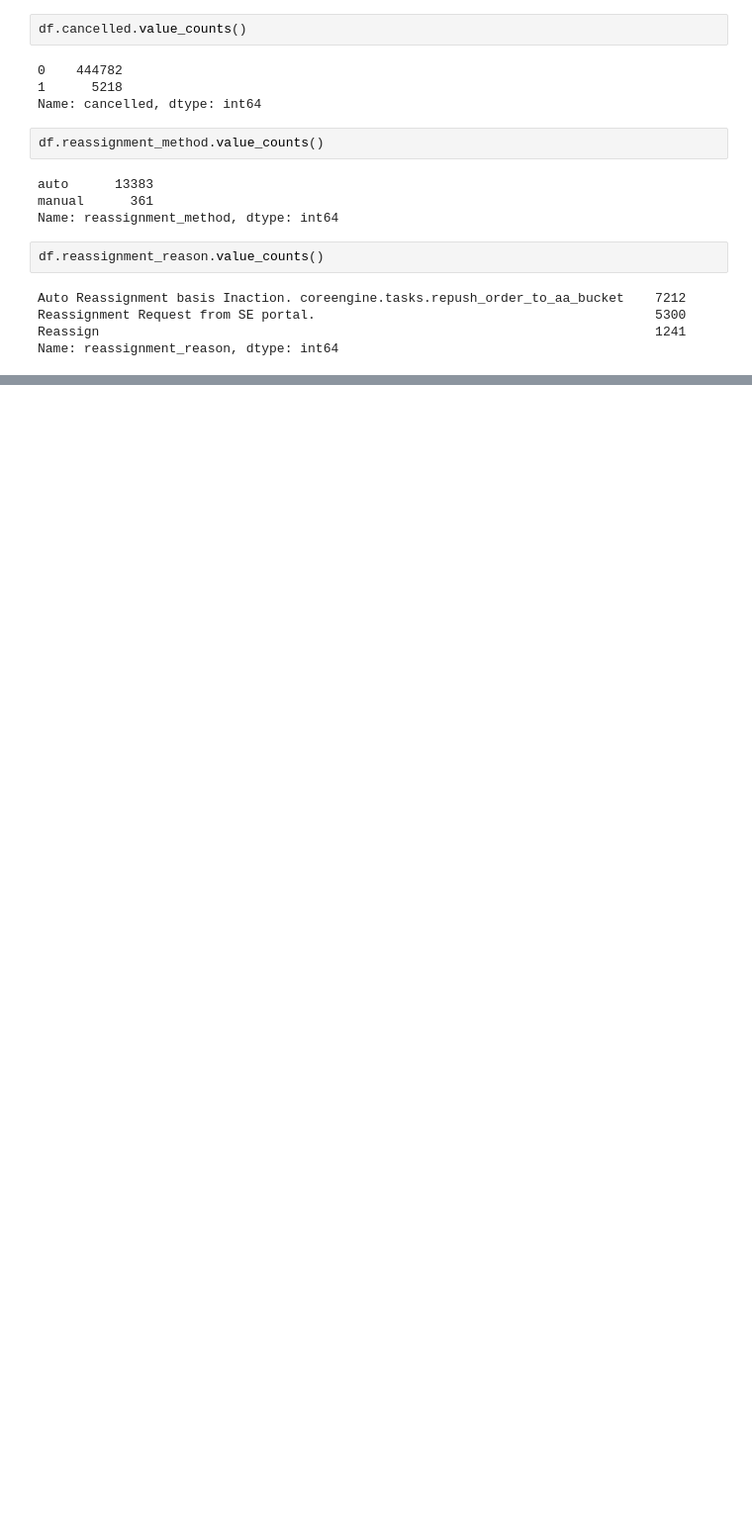
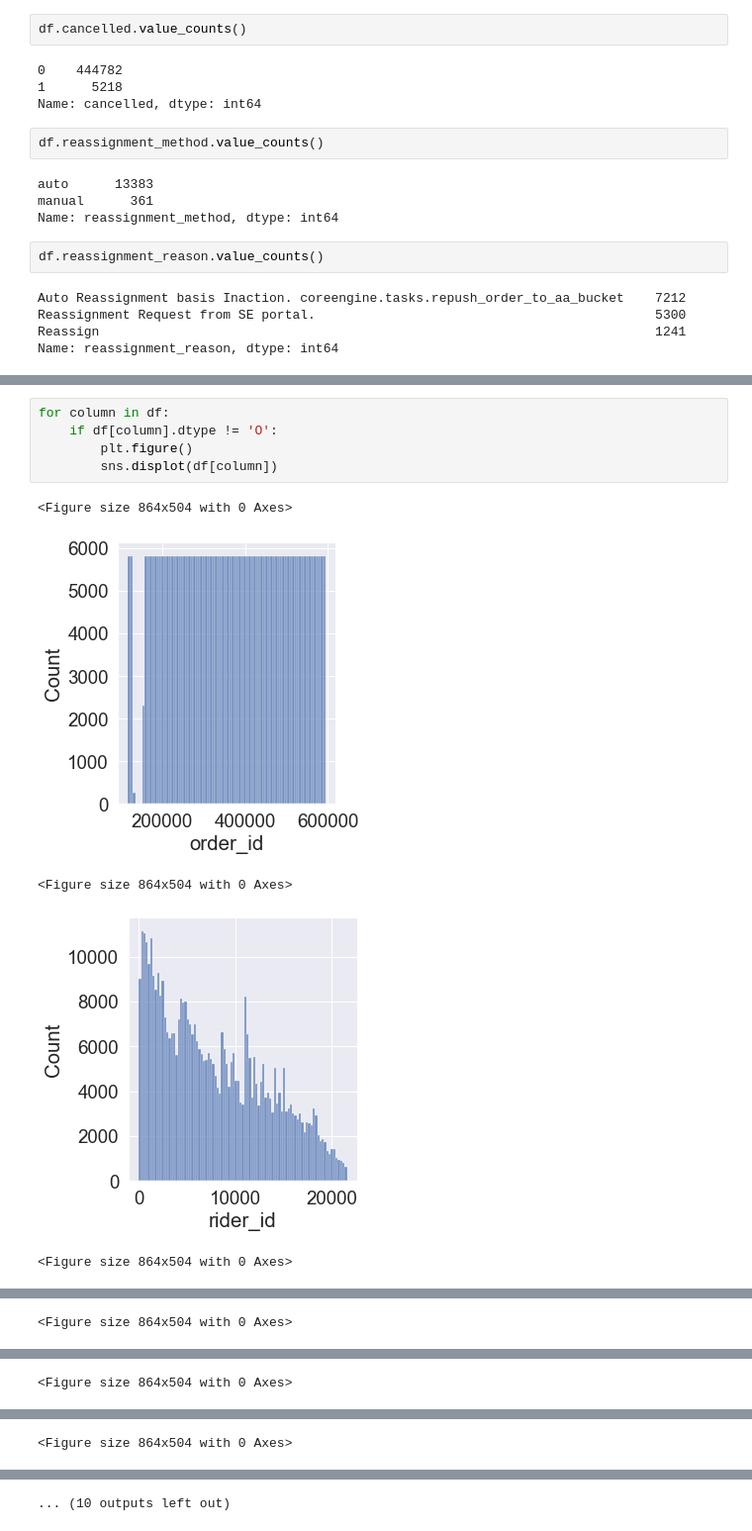
Before and after one commit to ramen-7/CascadeCupIITG, a Jupyter notebook: Hackathon Jan IITG/Book1.ipynb, the cells around one changed output, grey strips where cells are left out. Shown: that part at 99% size. Cells and saved outputs as stored; diff of their text form; blank space fills up the shorter version.

```diff
--- a/Hackathon Jan IITG/Book1.ipynb
+++ b/Hackathon Jan IITG/Book1.ipynb
@@ -75,0 +109,11 @@ Name: reassignment_reason, dtype: int64
+# %%
+for column in df:
+    if df[column].dtype != 'O':
+        plt.figure()
+        sns.displot(df[column])
+# %% [output]
+<Figure size 864x504 with 0 Axes>
+[figure, added]
+<Figure size 864x504 with 0 Axes>
+[figure, added]
+<Figure size 864x504 with 0 Axes>
@@ -75,0 +121 @@ Name: reassignment_reason, dtype: int64
+<Figure size 864x504 with 0 Axes>
@@ -75,0 +123 @@ Name: reassignment_reason, dtype: int64
+<Figure size 864x504 with 0 Axes>
@@ -75,0 +125 @@ Name: reassignment_reason, dtype: int64
+<Figure size 864x504 with 0 Axes>
@@ -75,0 +127 @@ Name: reassignment_reason, dtype: int64
+... (10 outputs left out)
```
Also changed, not shown: parts of 7 cells of this notebook.
